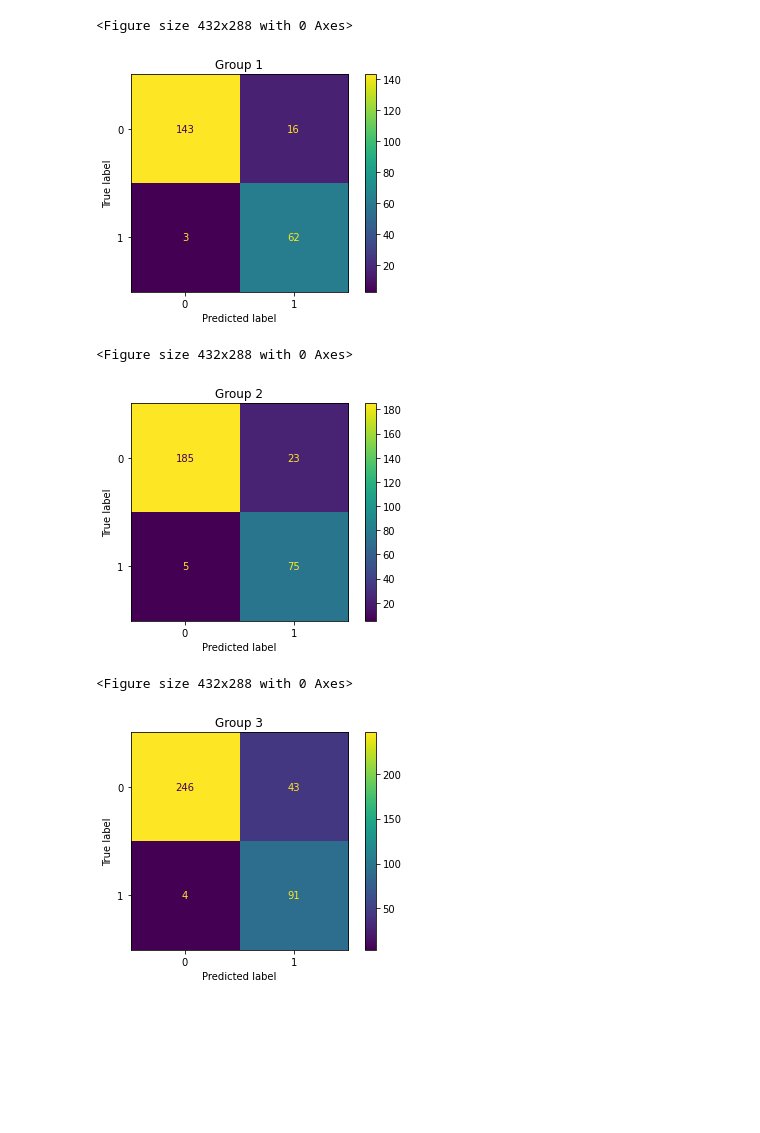
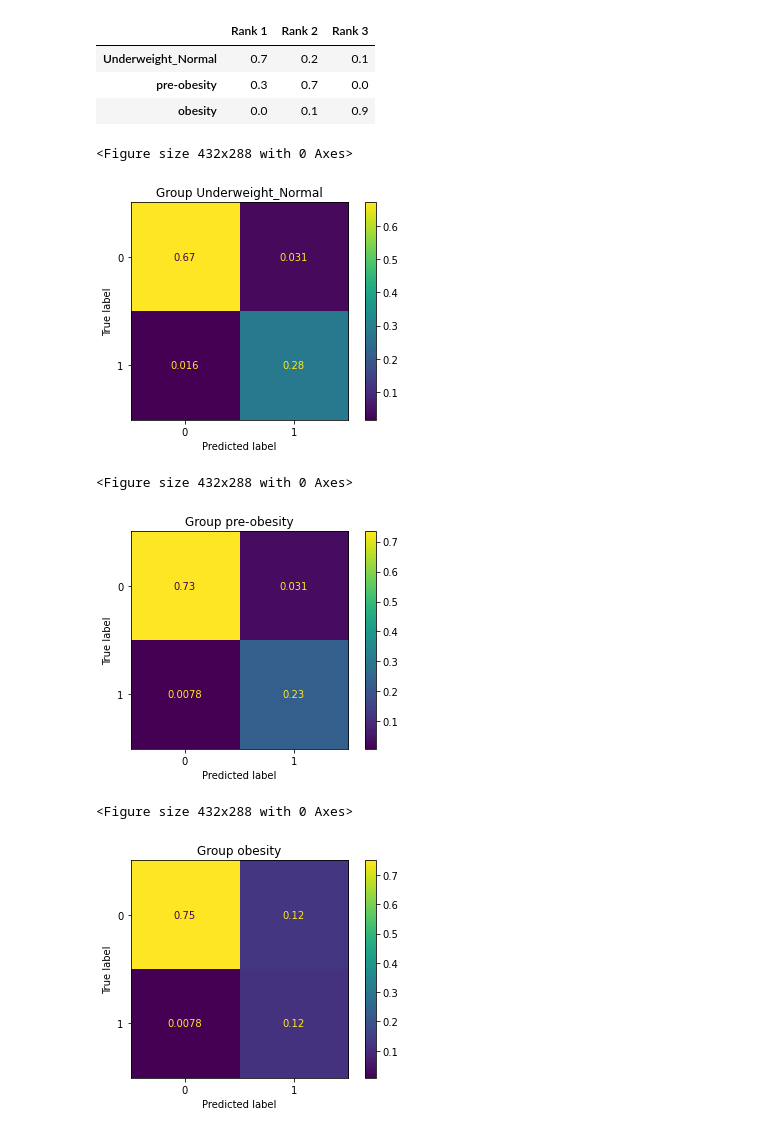
Before and after one commit to xiaowen-t/ECG-challenge, a Jupyter notebook: prediction.ipynb, the cells around one changed output. Saved outputs shown, nothing was run; the diff lists cells and outputs as text; code cells hidden in the pictures; blank space fills up the shorter version.

Commit message:
update group results

```diff
--- a/prediction.ipynb
+++ b/prediction.ipynb
@@ -137,0 +34,12 @@ for X,y in train_loader:
+# %%
+def save_model(epochs, model, optimizer, criterion,name):
+    """
+    Function to save the trained model to disk.
+    """
+    print(f"Saving final model...")
+    torch.save({
+                'epoch': epochs,
+                'model_state_dict': model.state_dict(),
+                'optimizer_state_dict': optimizer.state_dict(),
+                'loss': criterion,
+                }, f'outputs/{name}.pth')
@@ -227,0 +143,6 @@ Epoch 3/3       Train Loss: 0.0456      Test Loss: 0.0353       Train Accuracy:
+# %%
+test_data={}
+test_loader={}
+for g in [1,2,3]:
+    test_data[g] = ECG_Dataset(train=False,groups=[g])
+    test_loader[g] = torch.utils.data.DataLoader(test_data[g], batch_size=32, shuffle=True,drop_last=True)
@@ -326,22 +198,55 @@ plt.show()
+# %%
+aucs = {group:[] for group in [1,2,3]}
+for exp in range(10):
+    model = get_net_2d()
+    checkpoint = torch.load(f"outputs/best_model_exp_{exp}.pth")
+    model.load_state_dict(checkpoint['model_state_dict'])
+    model.eval()
+    for g in [1,2,3]:
+        ys = []
+        preds = []
+        for x, y in test_loader[g]:
+            x = x.reshape(x.shape[0],1,x.shape[1],x.shape[2])
+            yhat = model.forward(x)
+            yhat = yhat.detach().numpy()
+            y = y.detach().numpy()
+            ys = np.append(ys,y)
+            preds = np.append(preds,yhat)
+        fpr, tpr, _ = roc_curve( ys,preds)
+        roc_auc = auc(fpr, tpr)
+        aucs[g].append(roc_auc)
+# %%
+odds_table = pd.DataFrame(index=[gname_dict[g] for g in [1,2,3]],columns=[f"Rank {g}" for g in [1,2,3]]).fillna(0)
+for exp in range(10):
+    auc_exp = [aucs[g][exp] for g in [1,2,3]]
+    ranks = sorted(range(len(auc_exp))[::-1], key=lambda k: auc_exp[k])[::-1]
+    for r in [1,2,3]:
+        odds_table.loc[gname_dict[ranks[r-1]+1],f"Rank {r}"]+=1
+odds_table/10
+# %% [output]
+|  | Rank 1 | Rank 2 | Rank 3 |
+| Underweight_Normal | 0.7 | 0.2 | 0.1 |
+| pre-obesity | 0.3 | 0.7 | 0.0 |
+| obesity | 0.0 | 0.1 | 0.9 |
 # %%
 from sklearn.metrics import confusion_matrix, ConfusionMatrixDisplay
 
 for g in [1,2,3]:
     plt.figure()
     y = ys[g]
     pred = preds[g]
     pred = [0 if p<pred.mean() else 1 for p in pred]
-    cm = confusion_matrix(y, pred)
+    cm = confusion_matrix(y, pred, normalize='all')
     disp = ConfusionMatrixDisplay(confusion_matrix=cm)
     disp.plot()
-    plt.title(f"Group {g}")
+    plt.title(f"Group {gname_dict[g]}")
 # %% [output]
 <Figure size 432x288 with 0 Axes>
-[figure, old version]
+[figure, new version]
 <Figure size 432x288 with 0 Axes>
-[figure, old version]
+[figure, new version]
 <Figure size 432x288 with 0 Axes>
-[figure, old version]
+[figure, new version]
 # %%
 # https://neurokit2.readthedocs.io/en/latest/examples/heartbeats.html
 rpeaks = info["ECG_R_Peaks"]
```
Also changed, not shown: parts of 19 cells of this notebook, 25 other files.
